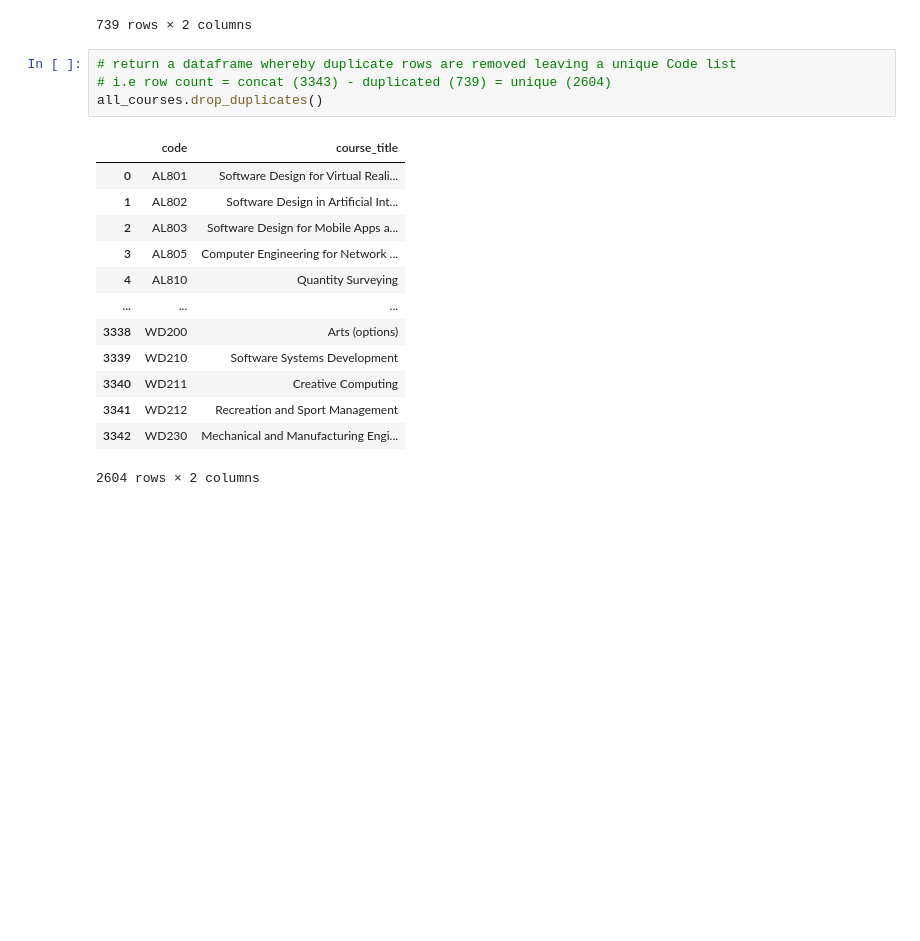
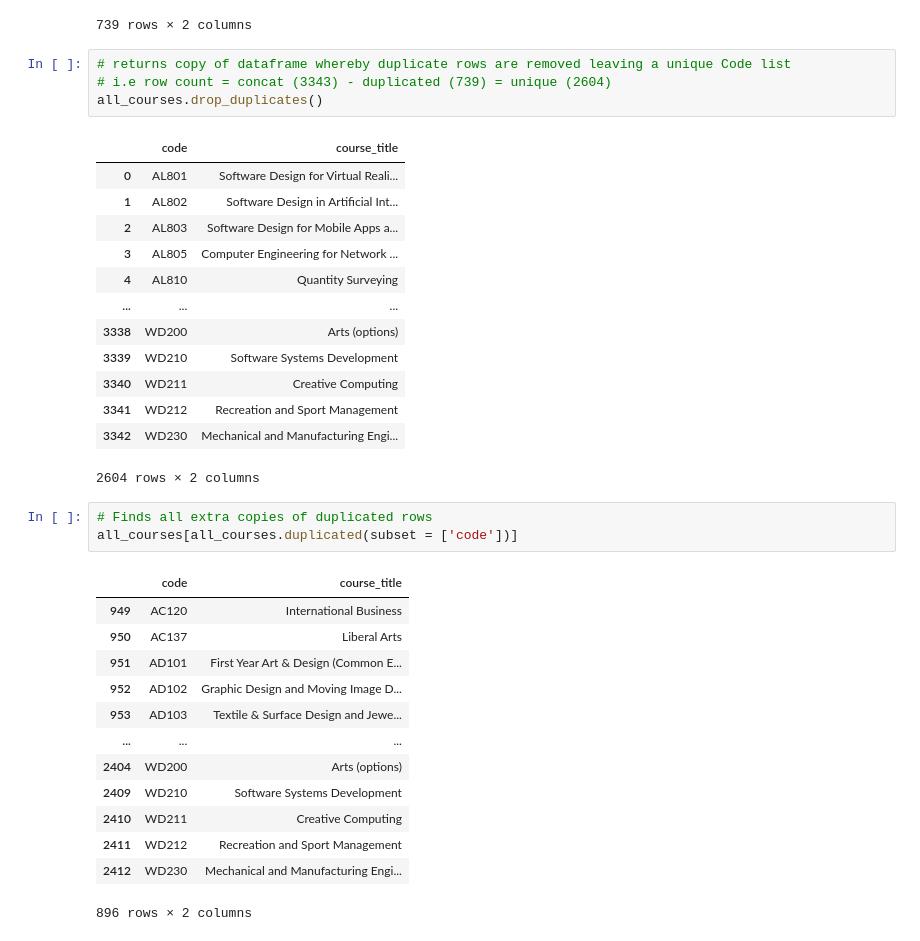
Before and after one commit to CiaranMoran27/Fundamentals-of-Data-Analysis, a Jupyter notebook: cao.ipynb, the cells around one changed output. Drawn from its saved outputs; the diff is of its cells as text; blank space fills up the shorter version.

```diff
--- a/cao.ipynb
+++ b/cao.ipynb
@@ -253,7 +254,7 @@ all_courses[all_courses.duplicated()]
 | 2412 | WD230 | Mechanical and Manufacturing Engi... |
 739 rows × 2 columns
 # %%
-# return a dataframe whereby duplicate rows are removed leaving a unique Code list
+# returns copy of dataframe whereby duplicate rows are removed leaving a unique Code list
 # i.e row count = concat (3343) - duplicated (739) = unique (2604)
 all_courses.drop_duplicates()
 # %% [output]
@@ -270,3 +271,20 @@ all_courses.drop_duplicates()
 | 3341 | WD212 | Recreation and Sport Management |
 | 3342 | WD230 | Mechanical and Manufacturing Engi... |
 2604 rows × 2 columns
+# %%
+# Finds all extra copies of duplicated rows
+all_courses[all_courses.duplicated(subset = ['code'])]
+# %% [output]
+|  | code | course_title |
+| 949 | AC120 | International Business |
+| 950 | AC137 | Liberal Arts |
+| 951 | AD101 | First Year Art & Design (Common E... |
+| 952 | AD102 | Graphic Design and Moving Image D... |
+| 953 | AD103 | Textile & Surface Design and Jewe... |
+| ... | ... | ... |
+| 2404 | WD200 | Arts (options) |
+| 2409 | WD210 | Software Systems Development |
+| 2410 | WD211 | Creative Computing |
+| 2411 | WD212 | Recreation and Sport Management |
+| 2412 | WD230 | Mechanical and Manufacturing Engi... |
+896 rows × 2 columns
```
Also changed, not shown: parts of 7 cells of this notebook.
